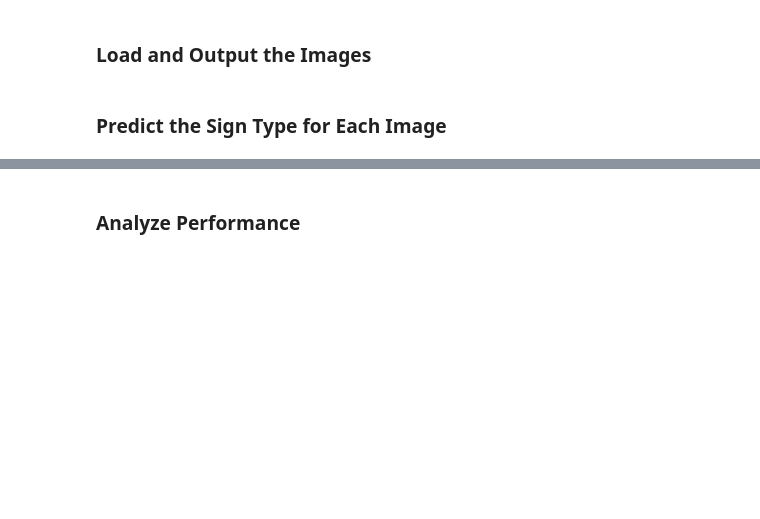
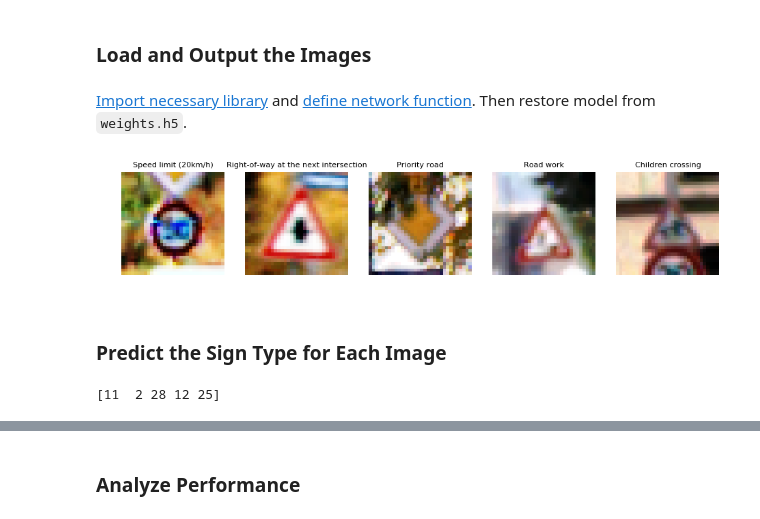
Before and after one commit to filwaline/CarND-Traffic-Sign-Classifier-Project, a Jupyter notebook: Traffic_Sign_Classifier.ipynb, the cells around one changed output, grey strips where cells are left out. Cells and saved outputs as stored; diff of their text form; code cells hidden in the pictures; blank space fills up the shorter version.

```diff
--- a/Traffic_Sign_Classifier.ipynb
+++ b/Traffic_Sign_Classifier.ipynb
@@ -481,0 +373,3 @@ You may find `signnames.csv` useful as it contains mappings from the class id (i
+# %% [markdown]
+[Import necessary library](#library) and [define network function](#Model-Architecture).
+Then restore model from `weights.h5`.
@@ -482,6 +379,37 @@ You may find `signnames.csv` useful as it contains mappings from the class id (i
+# %%
+### Load the images and plot them here.
+### Feel free to use as many code cells as needed.
+
+signsMapping = pd.read_csv("signnames.csv")
+
+newImgs = []
+newLabels = []
+for fn in os.listdir("imgs"):
+    img = cv2.imread("imgs/{}".format(fn))
+    img = cv2.cvtColor(img,cv2.COLOR_BGR2RGB)
+    lut = cv2lut(img)
+    newImgs.append(lut) # RGBA -> RGB
+    newLabels.append(int(fn[2:-4])) # id11.png
+
+fig, axes = plt.subplots(1,5,figsize=(10,2))
+for i,ax in enumerate(axes):
+    ax.axis('off')
+    ax.set_title(signsMapping["SignName"][newLabels[i]],fontsize=8)
+    ax.imshow(newImgs[i])
+
+plt.subplots_adjust(right=1)
+plt.show()
+# %% [output]
+[figure, added]
 # %% [markdown]
 ### Predict the Sign Type for Each Image
 # %%
 ### Run the predictions here and use the model to output the prediction for each image.
 ### Make sure to pre-process the images with the same pre-processing pipeline used earlier.
 ### Feel free to use as many code cells as needed.
+
+pred = model.predict(np.array(newImgs),verbose=0)
+pred = np.argmax(pred,axis=1)
+print(pred)
+# %% [output]
+[11  2 28 12 25]
```
Also changed, not shown: parts of 24 cells of this notebook, 14 other files.
